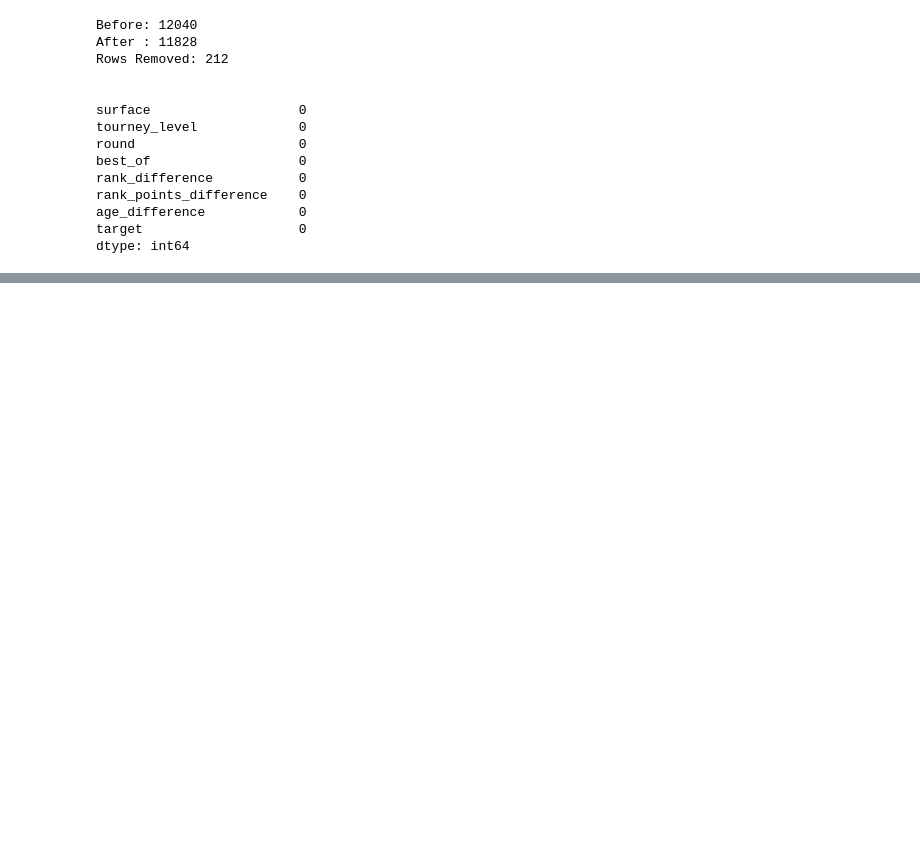
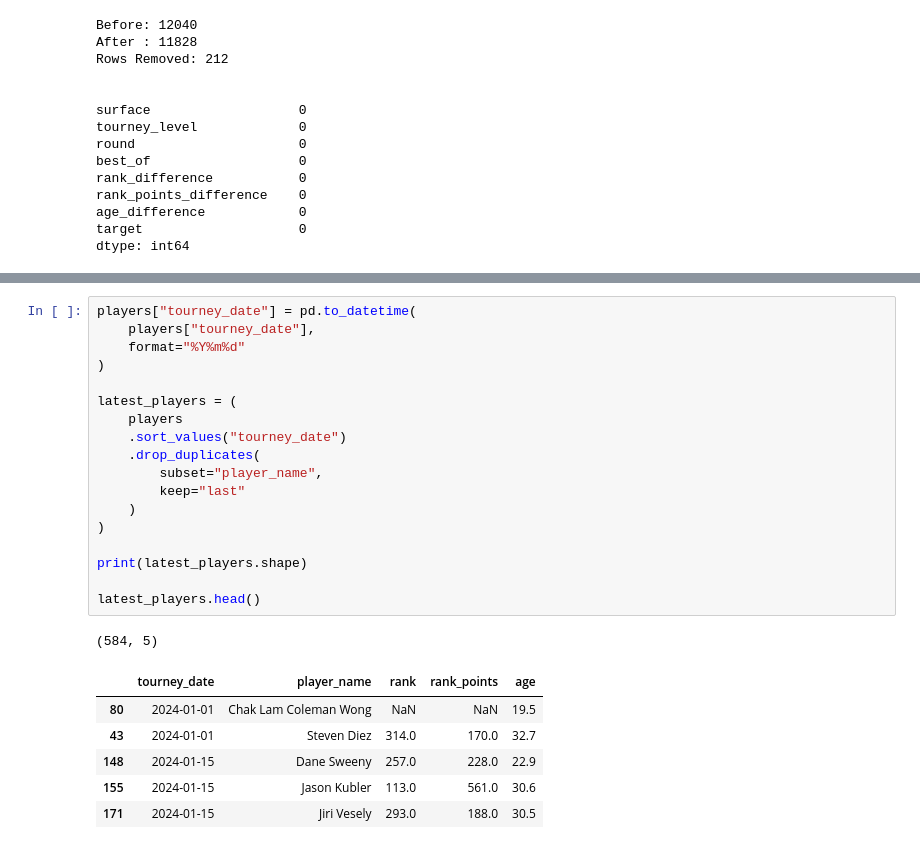
Before and after one commit to nandinipatni/AcePredict, a Jupyter notebook: notebooks/02_feature_engineering.ipynb, the cells around one changed output, grey strips where cells are left out. Cells and saved outputs as stored; diff of their text form; blank space fills up the shorter version.

```diff
--- a/notebooks/02_feature_engineering.ipynb
+++ b/notebooks/02_feature_engineering.ipynb
@@ -259,0 +588,26 @@ dtype: int64
+# %%
+players["tourney_date"] = pd.to_datetime(
+    players["tourney_date"],
+    format="%Y%m%d"
+)
+
+latest_players = (
+    players
+    .sort_values("tourney_date")
+    .drop_duplicates(
+        subset="player_name",
+        keep="last"
+    )
+)
+
+print(latest_players.shape)
+
+latest_players.head()
+# %% [output]
+(584, 5)
+|  | tourney_date | player_name | rank | rank_points | age |
+| 80 | 2024-01-01 | Chak Lam Coleman Wong | NaN | NaN | 19.5 |
+| 43 | 2024-01-01 | Steven Diez | 314.0 | 170.0 | 32.7 |
+| 148 | 2024-01-15 | Dane Sweeny | 257.0 | 228.0 | 22.9 |
+| 155 | 2024-01-15 | Jason Kubler | 113.0 | 561.0 | 30.6 |
+| 171 | 2024-01-15 | Jiri Vesely | 293.0 | 188.0 | 30.5 |
```
Also changed, not shown: parts of 31 cells of this notebook, 3 other files.
